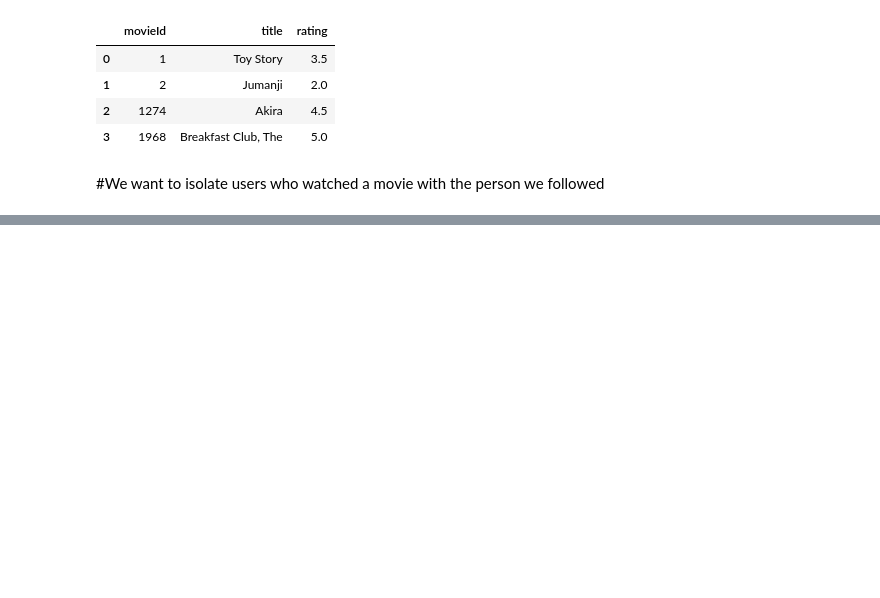
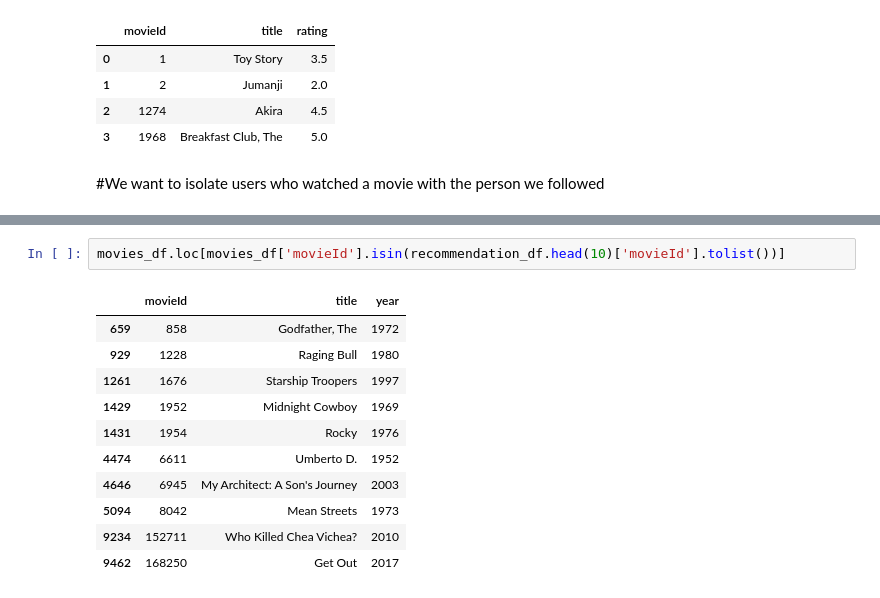
Before and after one commit to mehrnaz1368/classification, a Jupyter notebook: recommendation_2.ipynb, the cells around one changed output, grey strips where cells are left out. Saved outputs shown, nothing was run; the diff lists cells and outputs as text; blank space fills up the shorter version.

```diff
--- a/recommendation_2.ipynb
+++ b/recommendation_2.ipynb
@@ -95,0 +264,14 @@ inputMovies
+# %%
+movies_df.loc[movies_df['movieId'].isin(recommendation_df.head(10)['movieId'].tolist())]
+# %% [output]
+|  | movieId | title | year |
+| 659 | 858 | Godfather, The | 1972 |
+| 929 | 1228 | Raging Bull | 1980 |
+| 1261 | 1676 | Starship Troopers | 1997 |
+| 1429 | 1952 | Midnight Cowboy | 1969 |
+| 1431 | 1954 | Rocky | 1976 |
+| 4474 | 6611 | Umberto D. | 1952 |
+| 4646 | 6945 | My Architect: A Son's Journey | 2003 |
+| 5094 | 8042 | Mean Streets | 1973 |
+| 9234 | 152711 | Who Killed Chea Vichea? | 2010 |
+| 9462 | 168250 | Get Out | 2017 |
```
Also changed, not shown: parts of 23 cells of this notebook.
